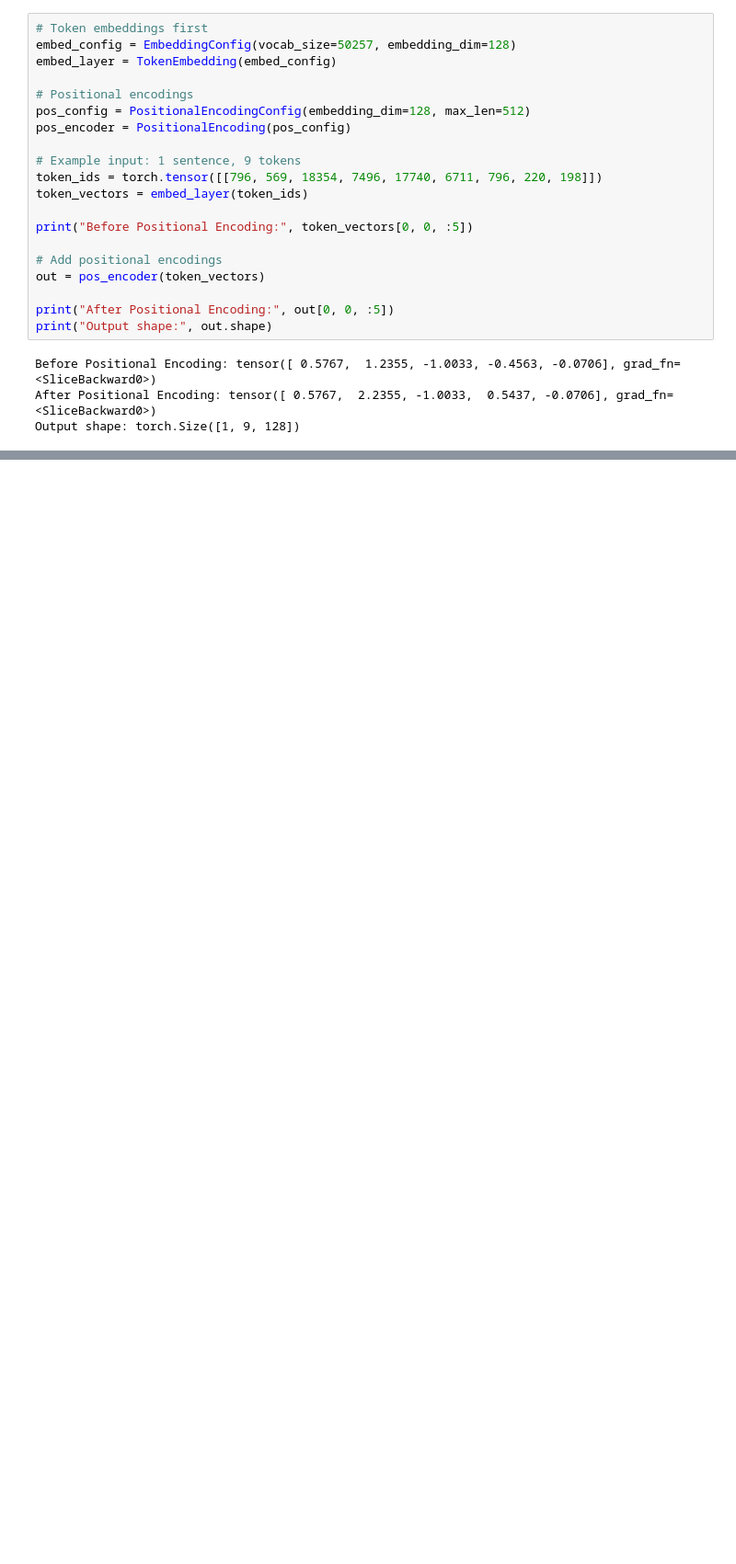
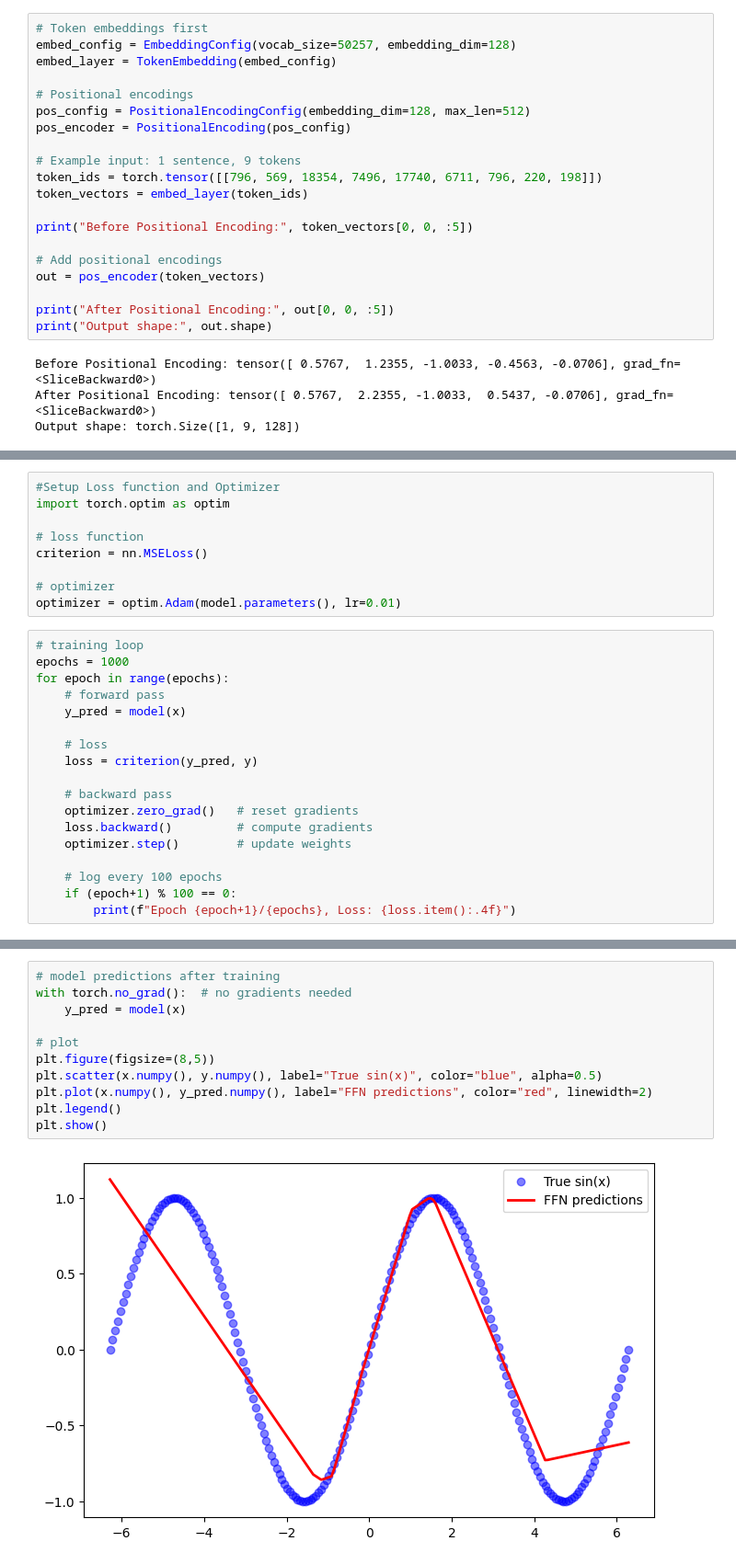
Before and after one commit to aditya699/EduMOE, a Jupyter notebook: MOE.ipynb, the cells around one changed output, grey strips where cells are left out. Shown at 92% size. Cells and saved outputs as stored; diff of their text form; blank space fills up the shorter version.

```diff
--- a/MOE.ipynb
+++ b/MOE.ipynb
@@ -456,0 +503,27 @@ Output shape: torch.Size([1, 9, 128])
+# %%
+#Setup Loss function and Optimizer
+import torch.optim as optim
+
+# loss function
+criterion = nn.MSELoss()
+
+# optimizer
+optimizer = optim.Adam(model.parameters(), lr=0.01)
+# %%
+# training loop
+epochs = 1000
+for epoch in range(epochs):
+    # forward pass
+    y_pred = model(x)
+
+    # loss
+    loss = criterion(y_pred, y)
+
+    # backward pass
+    optimizer.zero_grad()   # reset gradients
+    loss.backward()         # compute gradients
+    optimizer.step()        # update weights
+
+    # log every 100 epochs
+    if (epoch+1) % 100 == 0:
+        print(f"Epoch {epoch+1}/{epochs}, Loss: {loss.item():.4f}")
@@ -456,0 +541,13 @@ Output shape: torch.Size([1, 9, 128])
+# %%
+# model predictions after training
+with torch.no_grad():  # no gradients needed
+    y_pred = model(x)
+
+# plot
+plt.figure(figsize=(8,5))
+plt.scatter(x.numpy(), y.numpy(), label="True sin(x)", color="blue", alpha=0.5)
+plt.plot(x.numpy(), y_pred.numpy(), label="FFN predictions", color="red", linewidth=2)
+plt.legend()
+plt.show()
+# %% [output]
+[figure, added]
```
Also changed, not shown: parts of 10 cells of this notebook, 2 other files.
